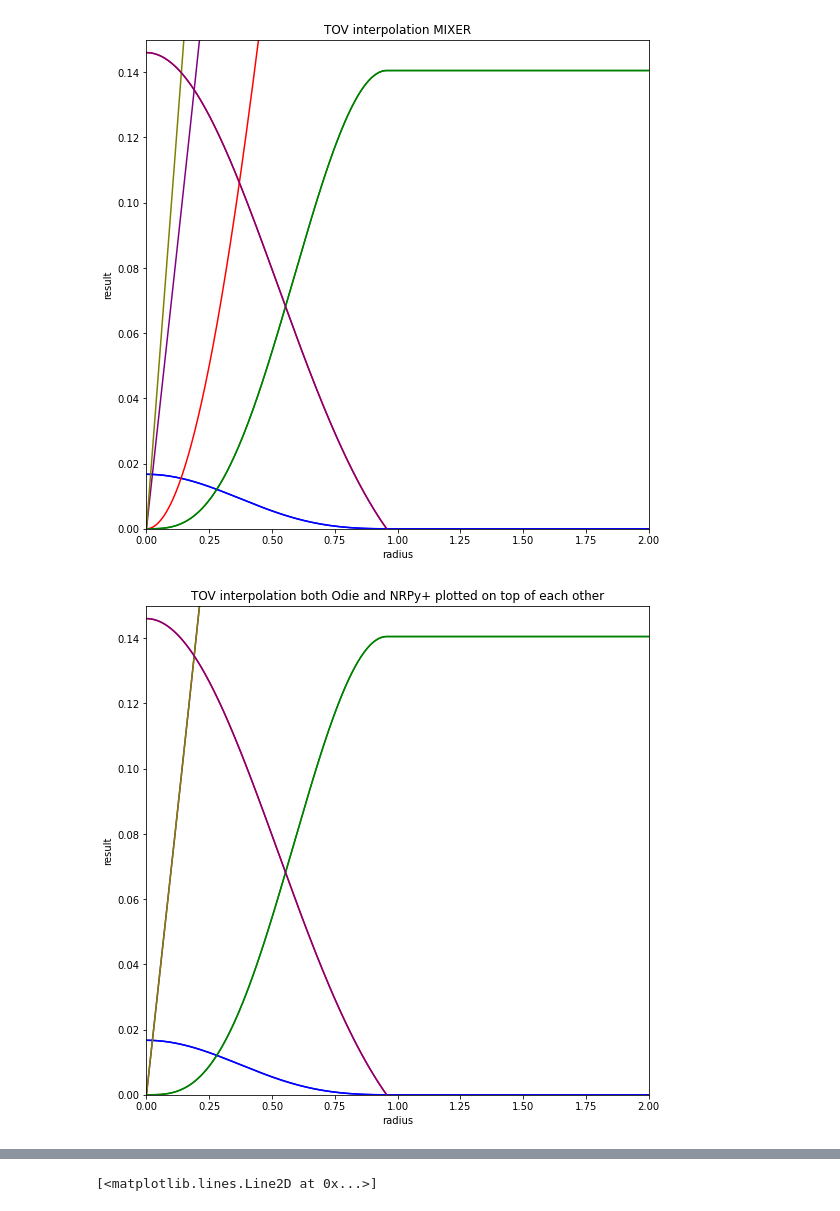
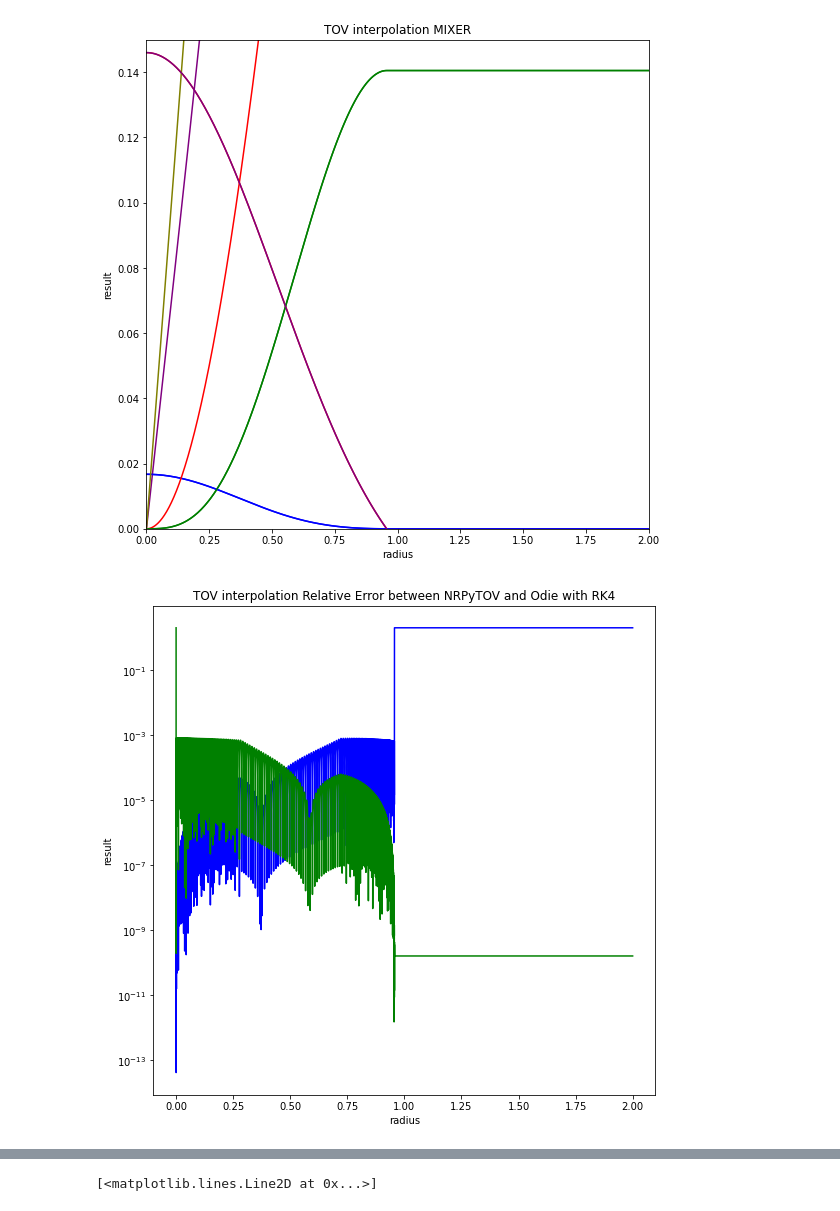
Before and after one commit to GMBlackjack/ODESolver, a Jupyter notebook: ODESolverV2.ipynb, the cells around one changed output, grey strips where cells are left out. Saved outputs shown, nothing was run; the diff lists cells and outputs as text; code cells hidden in the pictures.

```diff
--- a/ODESolverV2.ipynb
+++ b/ODESolverV2.ipynb
@@ -1479,18 +1479,10 @@ with open(sys.path[0] + '/outputTOVpolytrope.txt') as f:
 fig, ax = plt.subplots()
 ax.set_xlabel('radius')
 ax.set_ylabel('result')
-ax.set_title('TOV interpolation both Odie and NRPy+ plotted on top of each other')
-ax.plot(positionList, calculatedList0, color='b')
+ax.set_title('TOV interpolation Relative Error between NRPyTOV and Odie with RK4')
 
-ax.plot(positionList, calculatedList1, color='r')
-
-ax.plot(positionList, calculatedList2, color='g')
-
-ax.plot(positionList, calculatedList3, color='purple')
 # https://stackoverflow.com/questions/332289/how-do-i-change-the-size-of-figures-drawn-with-matplotlib
 
-plt.xlim(0.0,2)
-plt.ylim(0.0,0.15)
 # setting size was annoying.
 fig.set_size_inches(9,9)
 
@@ -1514,37 +1506,48 @@ import sys
 # to make sure we get the right file.
 with open(sys.path[0] + '/oData.txt') as f:
     reader = csv.reader(f, delimiter=',')
     for row in reader:
         apositionList.append(float(row[1]))
         acalculatedList0.append(float(row[3]))
         acalculatedList1.append(float(row[5]))
         acalculatedList2.append(float(row[7]))
         acalculatedList3.append(float(row[9]))
         acalculatedList4.append(float(row[10]))
 
 R_Schw    = 9.566044579232513e-01
 M         = 1.405030336771405e-01
 Rbar_Schw = 1.157461364e+00#8.100085557410308e-01
 
 C = 0.5*(np.sqrt(R_Schw*(R_Schw - 2.0*M)) + R_Schw - M) / Rbar_Schw
 
-ax.plot(apositionList, acalculatedList0, color='b')
+interpolatedList0 = np.interp(apositionList, positionList, np.array(calculatedList0))
+
+ax.plot(apositionList, abs(2.0*(interpolatedList0-np.array(acalculatedList0))/(abs(interpolatedList0) + abs(np.array(acalculatedList0)))), color='b')
+
+interpolatedList2 = np.interp(apositionList, positionList, np.array(calculatedList2))
+
+ax.plot(apositionList, abs(2.0*(interpolatedList2-np.array(acalculatedList2))/(abs(interpolatedList2) + abs(np.array(acalculatedList2)))), color='g')
 
 # ax.plot(apositionList, acalculatedList1, color='r')
 
-ax.plot(apositionList, acalculatedList2, color='g')
+#ax.plot(apositionList, np.interp(apositionList, positionList, np.array(calculatedList0))-np.array(acalculatedList0), color='b')
+#ax.plot(apositionList, np.interp(apositionList, positionList, np.array(calculatedList2))-np.array(acalculatedList2), color='g')
+#ax.plot(apositionList, np.interp(apositionList, positionList, np.array(calculatedList3))-np.array(acalculatedList3)*C, color='olive')
+#ax.plot(apositionList, np.interp(apositionList, positionList, np.array(calculatedList1))-np.array(acalculatedList4), color='purple')
 
-ax.plot(apositionList, np.array(acalculatedList3)*C, color='olive')
+# ax.plot(apositionList, np.interp(apositionList, positionList, np.array(calculatedList2))-np.array(acalculatedList2), color='g')
 
-ax.plot(apositionList, acalculatedList4, color='purple')
+# ax.plot(apositionList, np.interp(apositionList, positionList, np.array(calculatedList3))-np.array(acalculatedList3)*C, color='olive')
+
+# ax.plot(apositionList, np.interp(apositionList, positionList, np.array(calculatedList1))-np.array(acalculatedList4), color='purple')
 
 
 
 # ax.plot(apositionList, apositionList, color='k')
-plt.ylim(0,0.15)
-plt.xlim(0,2)
+
 # https://stackoverflow.com/questions/332289/how-do-i-change-the-size-of-figures-drawn-with-matplotlib
 # setting size was annoying.
 fig.set_size_inches(9,9)
+ax.set_yscale("log") #found in matplotlib's documentation.
 # %% [output]
-[figure, old version]
+[figure, new version]
```
Also changed, not shown: parts of 5 cells of this notebook, 5 other files.
